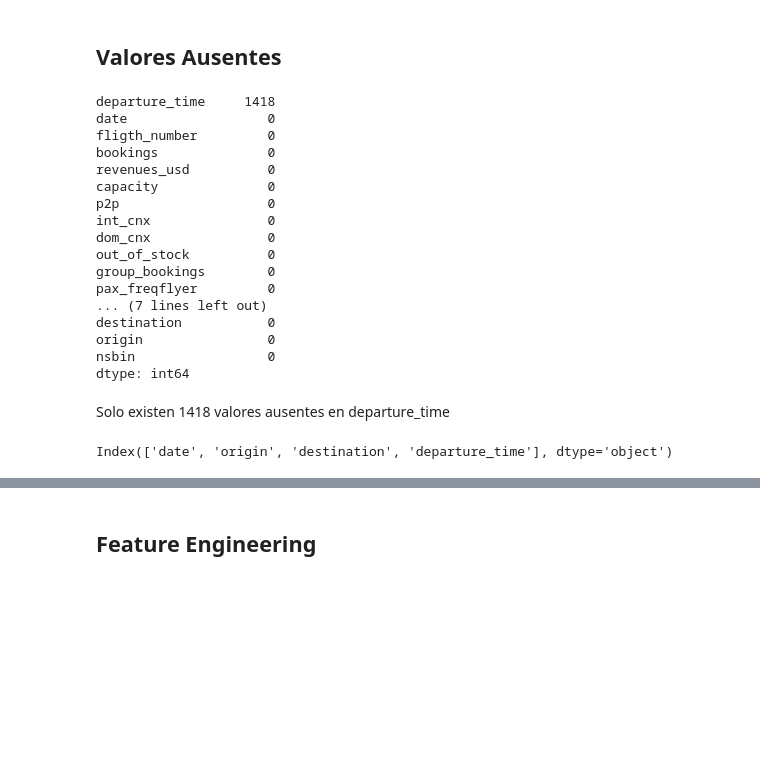
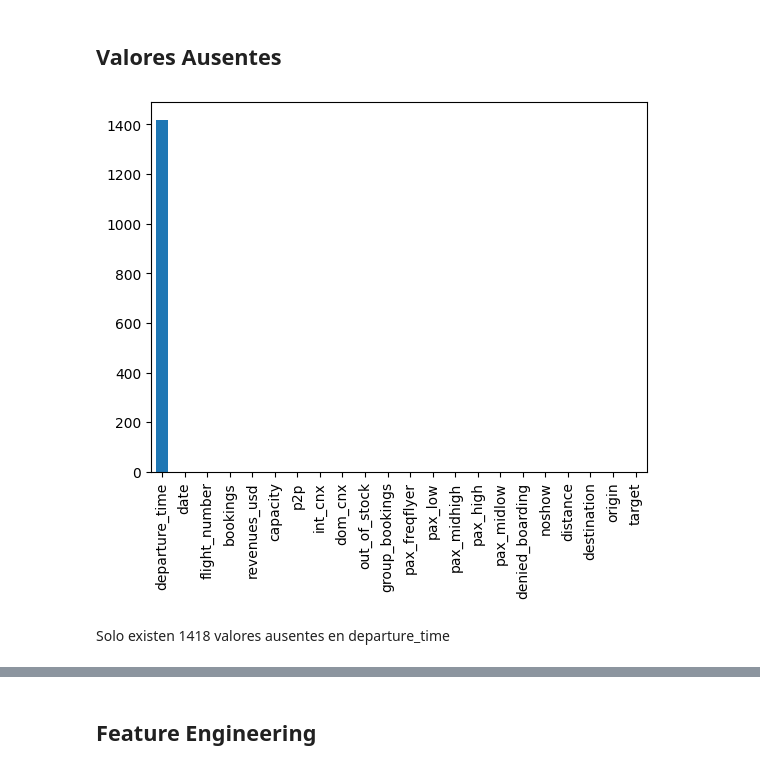
Before and after one commit to datacubeR/ML, a Jupyter notebook: Tarea_3/Tarea_3.ipynb, the cells around one changed output, grey strips where cells are left out. Drawn from its saved outputs; the diff is of its cells as text; code cells hidden in the pictures; blank space fills up the shorter version.

```diff
--- a/Tarea_3/Tarea_3.ipynb
+++ b/Tarea_3/Tarea_3.ipynb
@@ -89,29 +65,8 @@ plt.tight_layout()
 ## Valores Ausentes
 # %%
 # conteo de valores austentes
-df_train.isnull().sum().sort_values(ascending=False)
+df_train.isnull().sum().sort_values(ascending=False).plot(kind= "bar");
 # %% [output]
-departure_time     1418
-date                  0
-fligth_number         0
-bookings              0
-revenues_usd          0
-capacity              0
-p2p                   0
-int_cnx               0
-dom_cnx               0
-out_of_stock          0
-group_bookings        0
-pax_freqflyer         0
-... (7 lines left out)
-destination           0
-origin                0
-nsbin                 0
-dtype: int64
+[figure, added]
 # %% [markdown]
 Solo existen 1418 valores ausentes en departure_time
-# %%
-# datos no numéricos
-df_train.select_dtypes(exclude=np.number).columns
-# %% [output]
-Index(['date', 'origin', 'destination', 'departure_time'], dtype='object')
```
Also changed, not shown: parts of 39 cells of this notebook.
